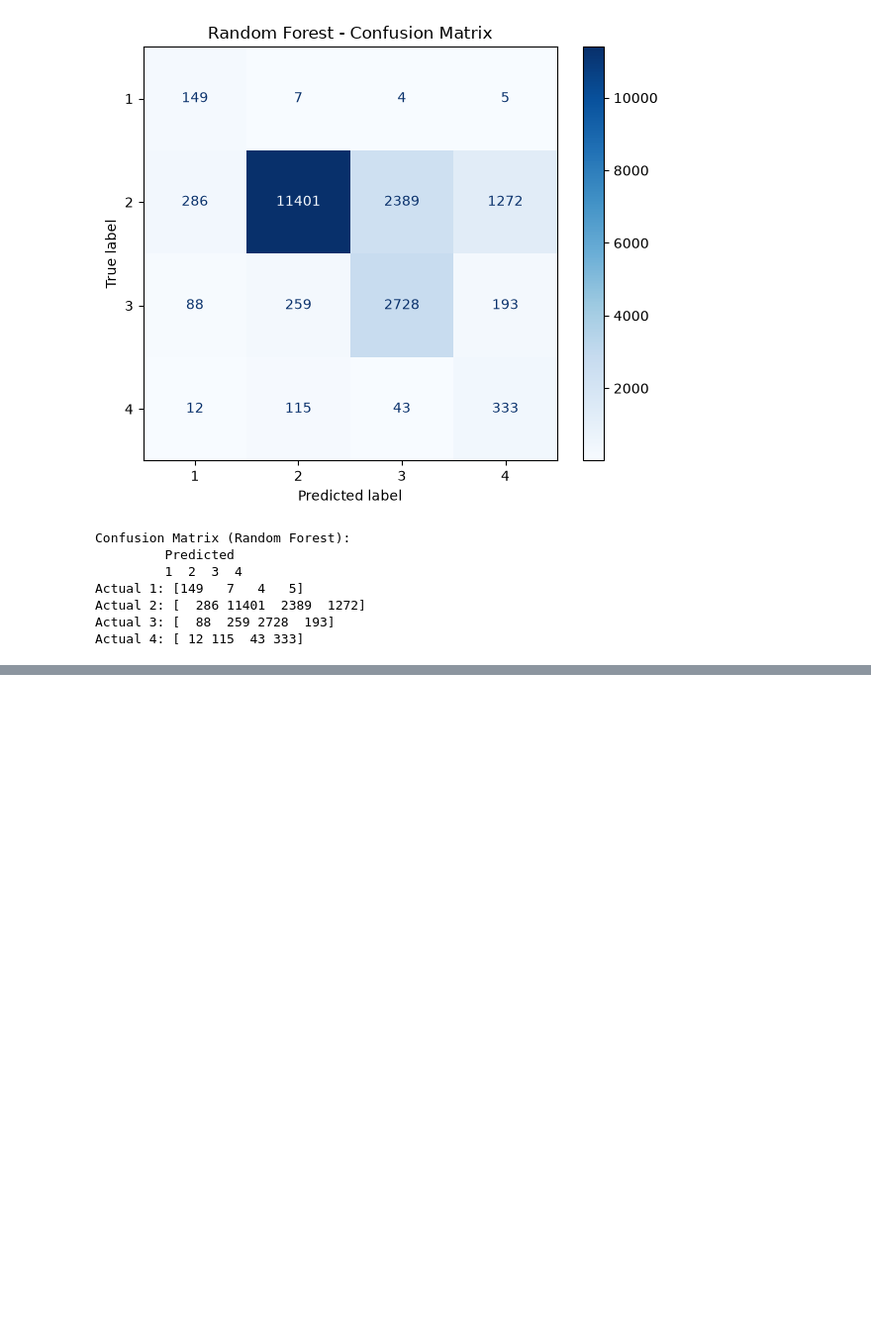
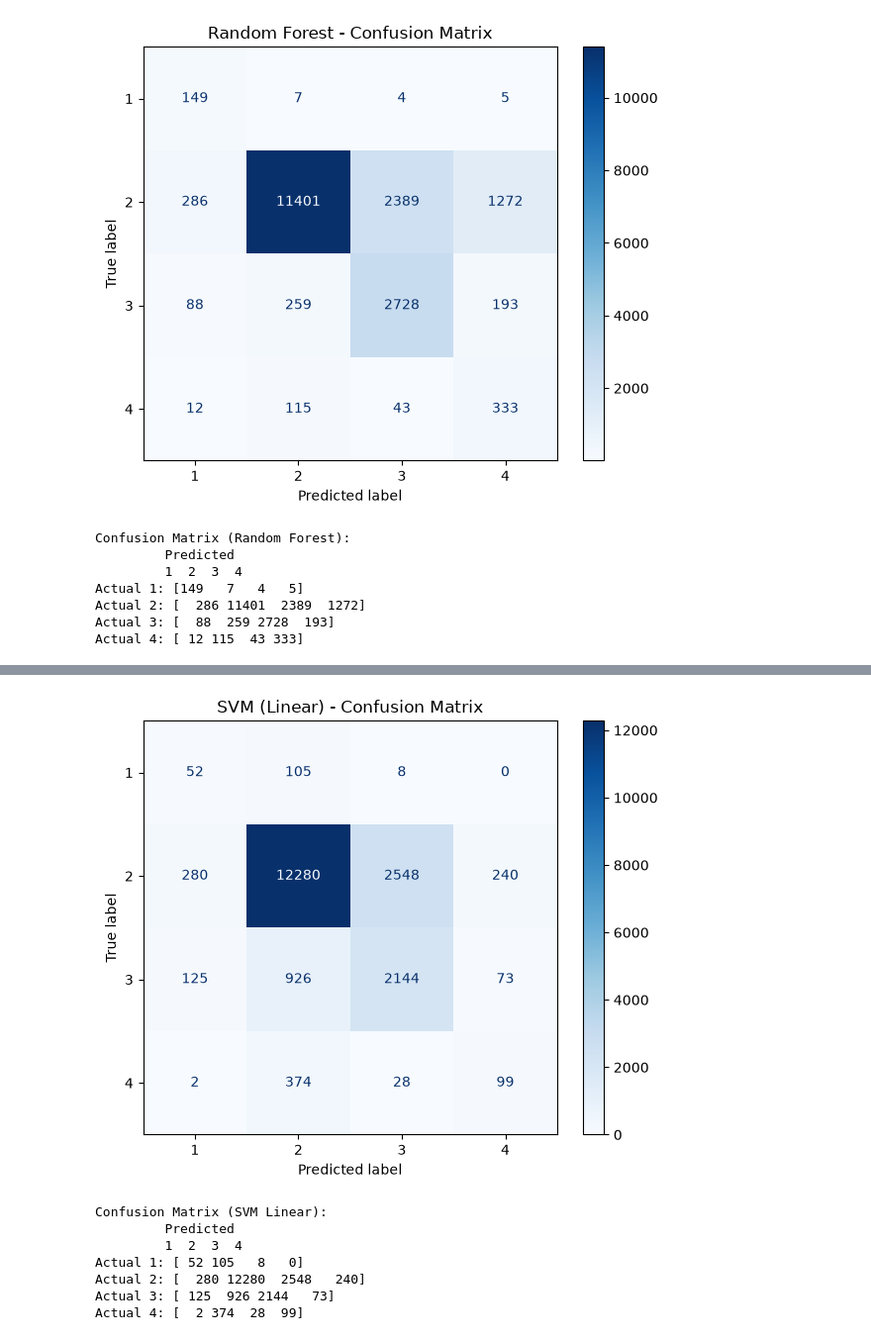
Before and after one commit to HesamMerajifar/Datamining, a Jupyter notebook: Final_Merge.ipynb, the cells around one changed output, grey strips where cells are left out. Shown at 99% size. Drawn from its saved outputs; the diff is of its cells as text; code cells hidden in the pictures; blank space fills up the shorter version.

```diff
--- a/Final_Merge.ipynb
+++ b/Final_Merge.ipynb
@@ -1721,0 +1823,24 @@ print(classification_report(y_test, y_pred_gb))
+# %%
+from sklearn.svm import LinearSVC
+
+svm_model = LinearSVC(
+    C=1.0,
+    max_iter=5000,
+    class_weight='balanced',
+    random_state=42
+)
+
+svm_cv_scores = cross_val_score(svm_model, X_train_scaled, y_train, cv=cv, scoring=scoring_metric)
+print(f"SVM (Linear) CV F1-Weighted: {svm_cv_scores.mean():.4f} (+/- {svm_cv_scores.std():.4f})")
+
+svm_model.fit(X_train_scaled, y_train)
+
+y_pred_svm = svm_model.predict(X_test_scaled)
+
+
+print(f"\nSVM (Linear) Test Results:")
+print(f"Accuracy: {accuracy_score(y_test, y_pred_svm):.4f}")
+print(f"F1-Weighted: {f1_score(y_test, y_pred_svm, average='weighted'):.4f}")
+print(f"F1-Macro: {f1_score(y_test, y_pred_svm, average='macro'):.4f}")
+print(f"\nClassification Report:")
+print(classification_report(y_test, y_pred_svm))
@@ -1721,0 +1866,30 @@ print(classification_report(y_test, y_pred_gb))
+# %%
+from sklearn.metrics import confusion_matrix, ConfusionMatrixDisplay
+import matplotlib.pyplot as plt
+import seaborn as sns
+
+
+cm_svm = confusion_matrix(y_test, y_pred_svm)
+
+fig, ax = plt.subplots(figsize=(6, 5))
+
+disp = ConfusionMatrixDisplay(confusion_matrix=cm_svm, display_labels=svm_model.classes_)
+disp.plot(cmap='Blues', values_format='d', ax=ax)
+ax.set_title('SVM (Linear) - Confusion Matrix')
+plt.tight_layout()
+plt.show()
+
+print("\nConfusion Matrix (SVM Linear):")
+print("         Predicted")
+print("         " + "  ".join([str(c) for c in svm_model.classes_]))
+for i, row in enumerate(cm_svm):
+    print(f"Actual {svm_model.classes_[i]}: {row}")
+# %% [output]
+[figure, added]
+Confusion Matrix (SVM Linear):
+         Predicted
+         1  2  3  4
+Actual 1: [ 52 105   8   0]
+Actual 2: [  280 12280  2548   240]
+Actual 3: [ 125  926 2144   73]
+Actual 4: [  2 374  28  99]
```
Also changed, not shown: parts of 17 cells of this notebook.
